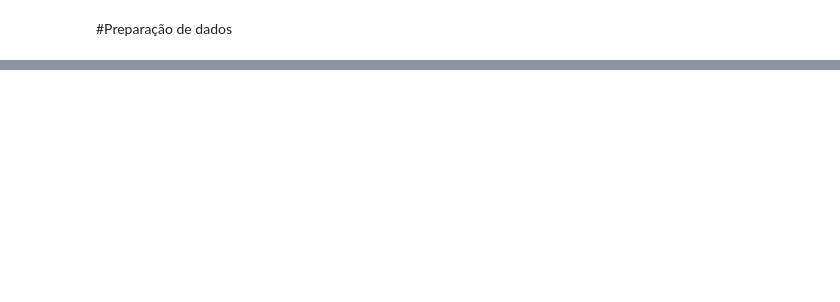
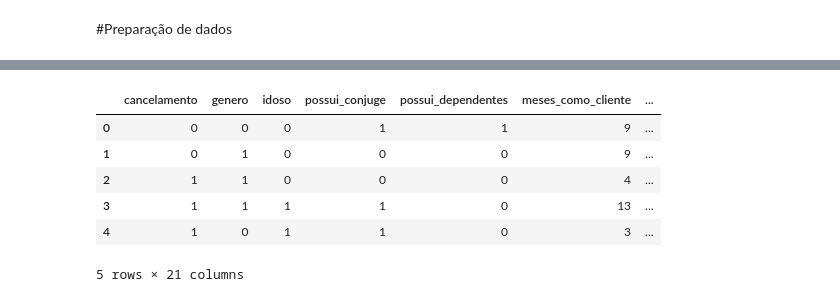
Before and after one commit to Laviniamadeira/TelecomX_parte2, a Jupyter notebook: TelecomX_parte2.ipynb, the cells around one changed output, grey strips where cells are left out. Saved outputs shown, nothing was run; the diff lists cells and outputs as text; code cells hidden in the pictures; blank space fills up the shorter version.

```diff
--- a/TelecomX_parte2.ipynb
+++ b/TelecomX_parte2.ipynb
@@ -18 +25,13 @@ dados.head()
 5 rows × 22 columns
+# %%
+#Remocão de colunas irrelevantes
+dados = dados.drop(columns=['id_cliente'])
+dados.head()
+# %% [output]
+|  | cancelamento | genero | idoso | possui_conjuge | possui_dependentes | meses_como_cliente | ... |
+| 0 | 0 | 0 | 0 | 1 | 1 | 9 | ... |
+| 1 | 0 | 1 | 0 | 0 | 0 | 9 | ... |
+| 2 | 1 | 1 | 0 | 0 | 0 | 4 | ... |
+| 3 | 1 | 1 | 1 | 1 | 0 | 13 | ... |
+| 4 | 1 | 0 | 1 | 1 | 0 | 3 | ... |
+5 rows × 21 columns
```
Also changed, not shown: parts of 11 cells of this notebook.
